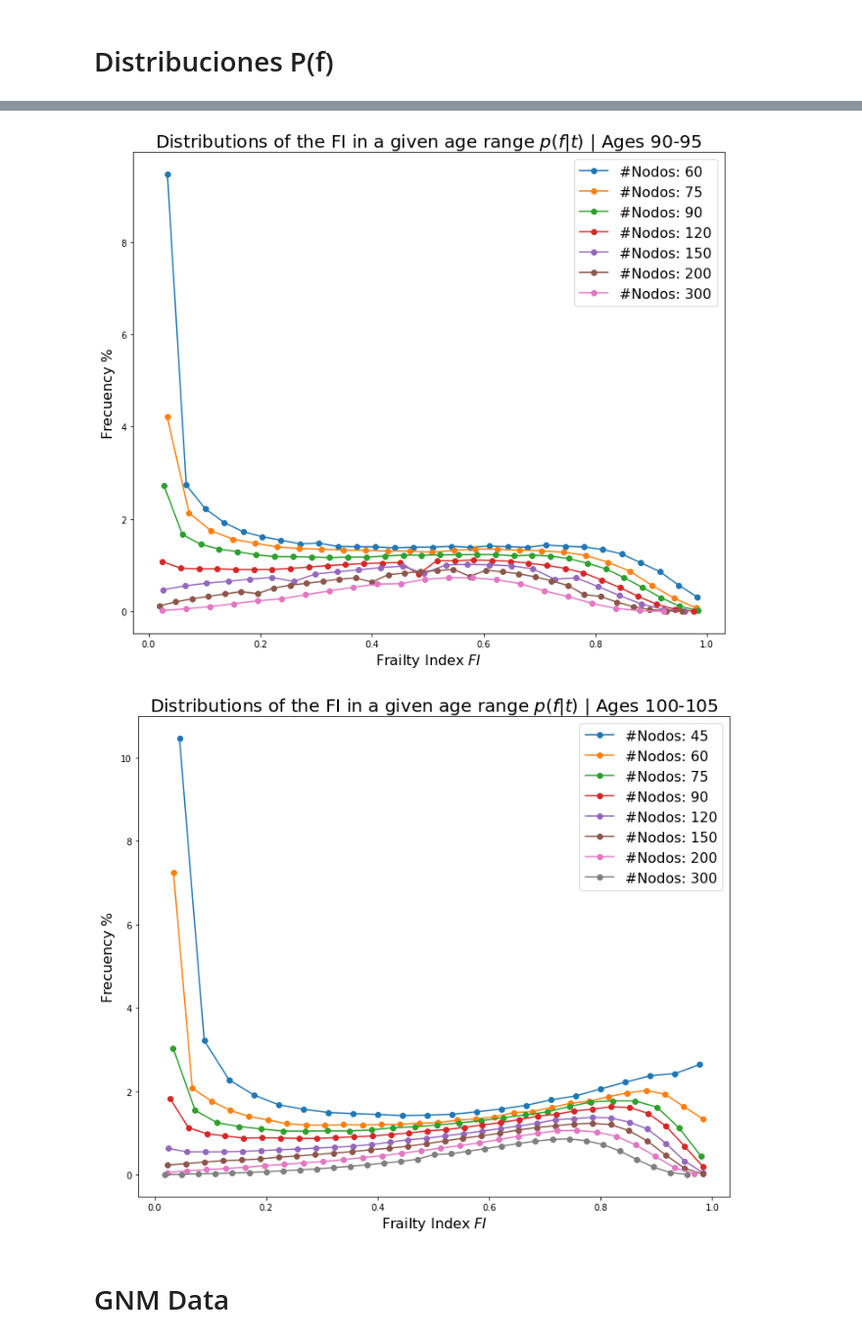
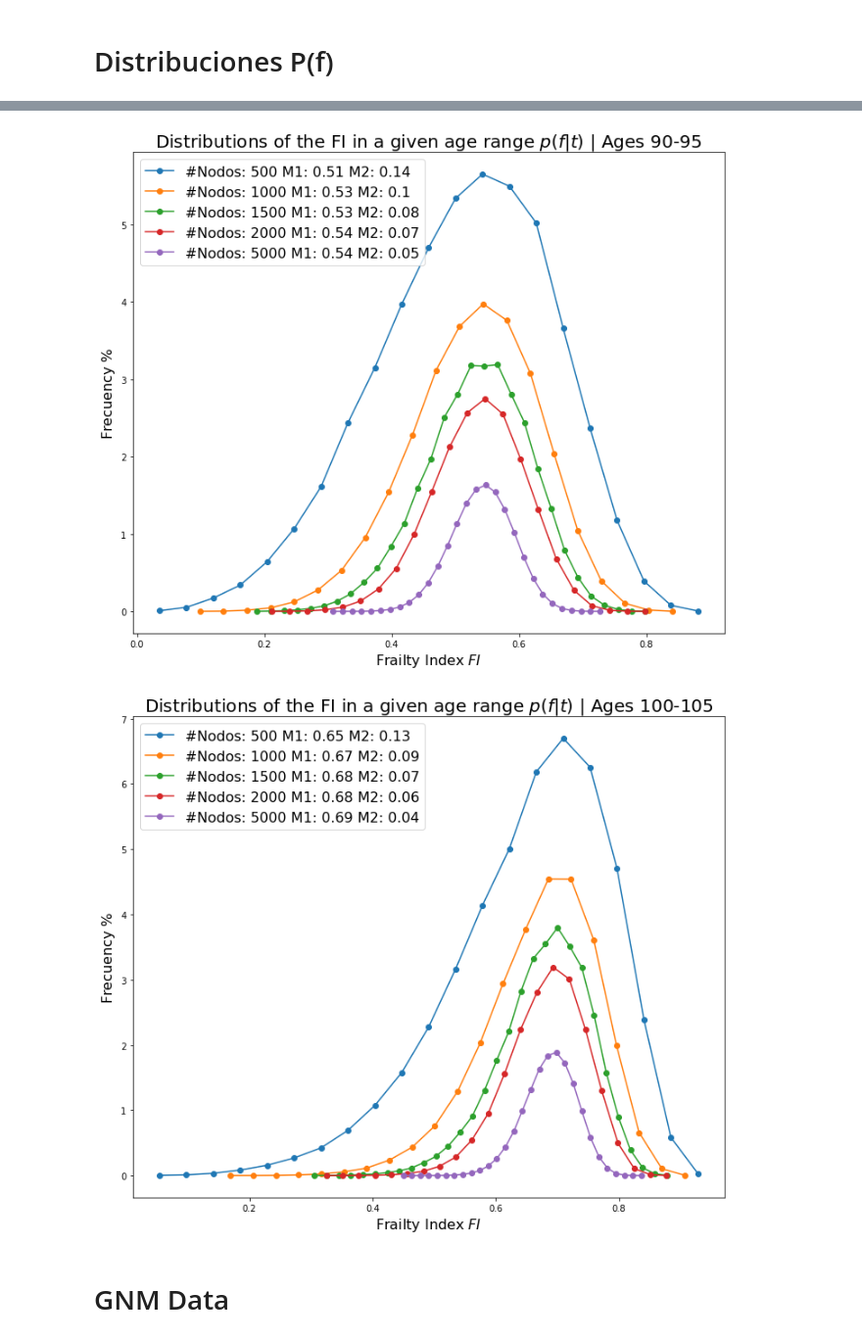
Before and after one commit to Rafther0112/Human_Aging_Research, a Jupyter notebook: semana_6/gillespie_statistics.ipynb, the cells around one changed output, grey strips where cells are left out. Shown: that part at 98% size. Drawn from its saved outputs; the diff is of its cells as text; code cells hidden in the pictures.

```diff
--- a/semana_6/gillespie_statistics.ipynb
+++ b/semana_6/gillespie_statistics.ipynb
@@ -57,7 +57,8 @@ def Estado_celula(X0,tiempos, N_total, disease_rate):
 # %% [markdown]
 # Experiments
 # %%
-N_total_steps = [7,15,30,45,60,75,90, 120, 150, 200, 300]
+#N_total_steps = [7,15,30,45,60,75,90, 120, 150, 200, 300]
+N_total_steps = [500,1000,1500,2000,5000]
 #disease_rate_steps = [0.0025, 0.005, 0.01, 0.02, 0.04]
 disease_rate_steps = [0.00045]
 simulaciones = np.empty((len(N_total_steps),len(disease_rate_steps)), dtype=object)
@@ -290,16 +291,16 @@ for i in range(0, len(N_total_steps)):
 # %%
 plt.figure(figsize=(12,10))
 plt.title(r"Distributions of the FI in a given age range $p(f|t)$ | Ages 65-69", fontsize = 20)
-for i in range(8, len(N_total_steps)):
+for i in range(0, len(N_total_steps)):
 
-    plt.plot(max_points_65_69[i], hist_65_69[i]*10, marker='o', label = f"#Nodos: {N_total_steps[i]}")
+    plt.plot(max_points_65_69[i], hist_65_69[i]*10, marker='o', label = f"#Nodos: {N_total_steps[i]} M1: {np.round(np.mean(datos_65_69[i]/N_total_steps[i]),2)} M2: {np.round(np.std(datos_65_69[i]/N_total_steps[i]),2)}")
 
-plt.scatter(frailty_index_GNM_data_65_69, frecuency_GNM_data_65_69, color = "red")
-plt.plot(frailty_index_GNM_data_65_69, frecuency_GNM_data_65_69, label = "GNM data", color = "red")
+#plt.scatter(frailty_index_GNM_data_65_69, frecuency_GNM_data_65_69, color = "red")
+#plt.plot(frailty_index_GNM_data_65_69, frecuency_GNM_data_65_69, label = "GNM data", color = "red")
 
 plt.xlabel(r'Frailty Index $FI$', fontsize = 16)
 plt.ylabel(r'Frecuency $\%$', fontsize = 16)
 plt.legend(fontsize = 16)
-plt.savefig("Comparacion_GNM_stochastic_65_69.jpg", dpi = 500)
+#plt.savefig("Comparacion_GNM_stochastic_65_69.jpg", dpi = 500)
 plt.show()
 # %% [output]
@@ -307,16 +308,16 @@ plt.show()
 # %%
 plt.figure(figsize=(12,10))
 plt.title(r"Distributions of the FI in a given age range $p(f|t)$ | Ages 80-85", fontsize = 20)
-for i in range(8, len(N_total_steps)):
+for i in range(0, len(N_total_steps)):
 
-    plt.plot(max_points_80_85[i], hist_80_85[i]*10, marker='o', label = f"#Nodos: {N_total_steps[i]}")
+    plt.plot(max_points_80_85[i], hist_80_85[i]*10, marker='o', label = f"#Nodos: {N_total_steps[i]} M1: {np.round(np.mean(datos_80_85[i]/N_total_steps[i]),2)} M2: {np.round(np.std(datos_80_85[i]/N_total_steps[i]),2)}")
 
-plt.scatter(frailty_index_GNM_data_80_85, frecuency_GNM_data_80_85, color = "red")
-plt.plot(frailty_index_GNM_data_80_85, frecuency_GNM_data_80_85, label = "GNM data", color = "red")
+#plt.scatter(frailty_index_GNM_data_80_85, frecuency_GNM_data_80_85, color = "red")
+#plt.plot(frailty_index_GNM_data_80_85, frecuency_GNM_data_80_85, label = "GNM data", color = "red")
 
 plt.xlabel(r'Frailty Index $FI$', fontsize = 16)
 plt.ylabel(r'Frecuency $\%$', fontsize = 16)
 plt.legend(fontsize = 16)
-plt.savefig("Comparacion_GNM_stochastic_80_85.jpg", dpi = 500)
+#plt.savefig("Comparacion_GNM_stochastic_80_85.jpg", dpi = 500)
 plt.show()
 # %% [output]
@@ -324,9 +325,9 @@ plt.show()
 # %%
 plt.figure(figsize=(12,10))
 plt.title(r"Distributions of the FI in a given age range $p(f|t)$ | Ages 90-95", fontsize = 20)
-for i in range(4, len(N_total_steps)):
+for i in range(0, len(N_total_steps)):
 
-    plt.plot(max_points_90_95[i], hist_90_95[i], marker='o', label = f"#Nodos: {N_total_steps[i]}")
+    plt.plot(max_points_90_95[i], hist_90_95[i]*10, marker='o', label = f"#Nodos: {N_total_steps[i]} M1: {np.round(np.mean(datos_90_95[i]/N_total_steps[i]),2)} M2: {np.round(np.std(datos_90_95[i]/N_total_steps[i]),2)}")
 
 #plt.scatter(frailty_index_GNM_data_90_95, frecuency_GNM_data_90_95, color = "red")
 #plt.plot(frailty_index_GNM_data_90_95, frecuency_GNM_data_90_95, label = "GNM data", color = "red")
@@ -337,24 +338,24 @@ plt.legend(fontsize = 16)
 #plt.savefig("Comparacion_GNM_stochastic_90_95.jpg", dpi = 500)
 plt.show()
 # %% [output]
-[figure, old version]
+[figure, new version]
 # %%
 plt.figure(figsize=(12,10))
 plt.title(r"Distributions of the FI in a given age range $p(f|t)$ | Ages 100-105", fontsize = 20)
-for i in range(3, len(N_total_steps)):
+for i in range(0, len(N_total_steps)):
 
-    plt.plot(max_points_100_105[i], hist_100_105[i], marker='o', label = f"#Nodos: {N_total_steps[i]}")
+    plt.plot(max_points_100_105[i], hist_100_105[i]*10, marker='o', label = f"#Nodos: {N_total_steps[i]} M1: {np.round(np.mean(datos_100_105[i]/N_total_steps[i]),2)} M2: {np.round(np.std(datos_100_105[i]/N_total_steps[i]),2)}")
 
 #plt.scatter(frailty_index_GNM_data_100_105, frecuency_GNM_data_100_105, color = "red")
 #plt.plot(frailty_index_GNM_data_100_105, frecuency_GNM_data_100_105, label = "GNM data", color = "red")
 
 plt.xlabel(r'Frailty Index $FI$', fontsize = 16)
 plt.ylabel(r'Frecuency $\%$', fontsize = 16)
 plt.legend(fontsize = 16)
 #plt.savefig("Comparacion_GNM_stochastic_100_105.jpg", dpi = 500)
 plt.show()
 # %% [output]
-[figure, old version]
+[figure, new version]
 # %% [markdown]
 # GNM Data
 # %%
```
Also changed, not shown: parts of 4 cells of this notebook, 4 other files.
